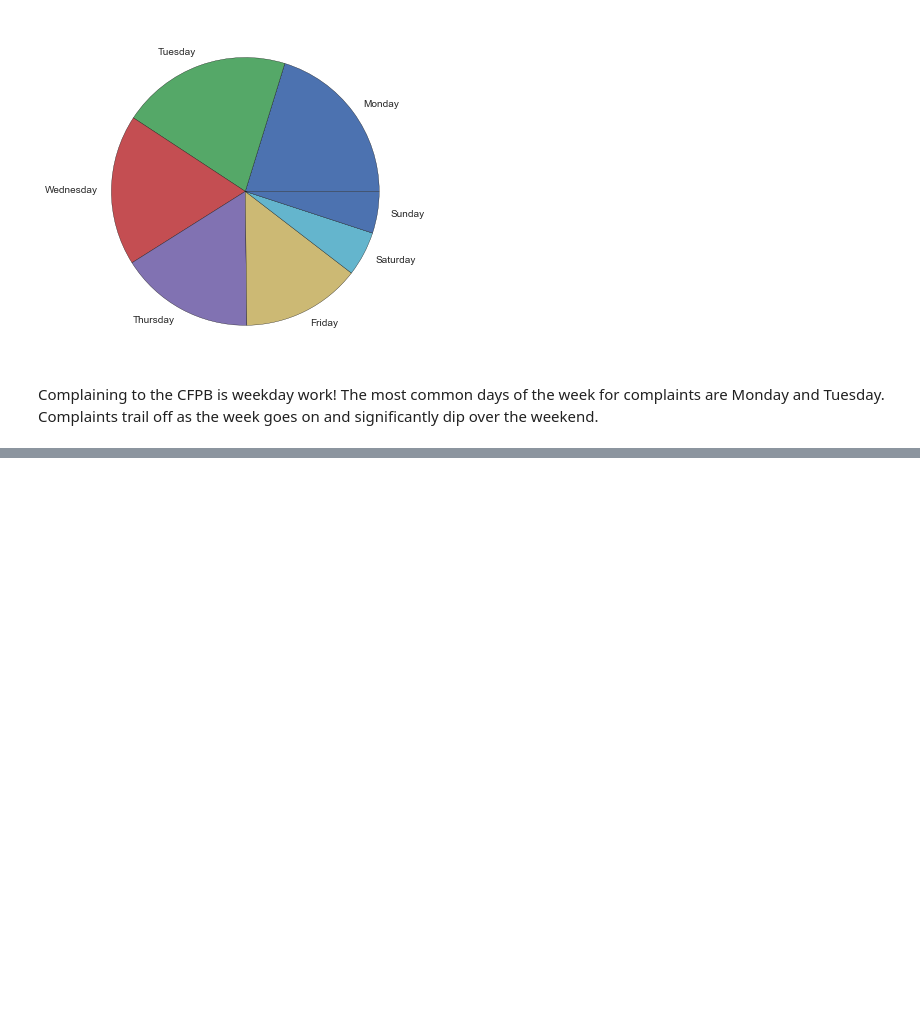
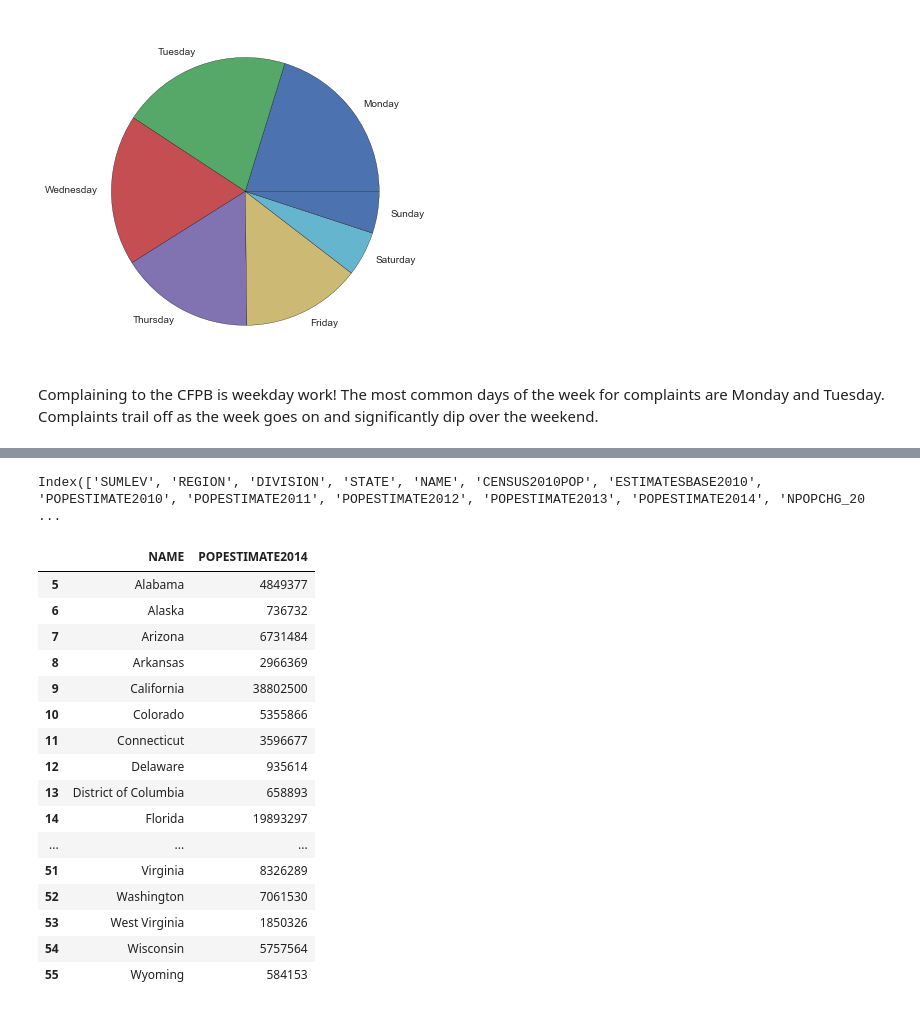
Before and after one commit to tiyd-python-2015-01/consumer-complaints, a Jupyter notebook: consumer_complaints.ipynb, the cells around one changed output, grey strips where cells are left out. Cells and saved outputs as stored; diff of their text form; code cells hidden in the pictures; blank space fills up the shorter version.

Commit message:
changed readme, added census data

```diff
--- a/consumer_complaints.ipynb
+++ b/consumer_complaints.ipynb
@@ -176,0 +284,29 @@ Complaining to the CFPB is weekday work!  The most common days of the week for c
+# %%
+census = pd.read_csv("census2014.csv")
+# %%
+census.columns
+# %% [output]
+Index(['SUMLEV', 'REGION', 'DIVISION', 'STATE', 'NAME', 'CENSUS2010POP', 'ESTIMATESBASE2010', 'POPESTIMATE2010', 'POPESTIMATE2011', 'POPESTIMATE2012', 'POPESTIMATE2013', 'POPESTIMATE2014', 'NPOPCHG_20 ...
+# %%
+census2014 = census[['NAME', 'POPESTIMATE2014']]
+census2014 = census2014[5:56]
+len(census2014)
+census2014
+# %% [output]
+|  | NAME | POPESTIMATE2014 |
+| 5 | Alabama | 4849377 |
+| 6 | Alaska | 736732 |
+| 7 | Arizona | 6731484 |
+| 8 | Arkansas | 2966369 |
+| 9 | California | 38802500 |
+| 10 | Colorado | 5355866 |
+| 11 | Connecticut | 3596677 |
+| 12 | Delaware | 935614 |
+| 13 | District of Columbia | 658893 |
+| 14 | Florida | 19893297 |
+| ... | ... | ... |
+| 51 | Virginia | 8326289 |
+| 52 | Washington | 7061530 |
+| 53 | West Virginia | 1850326 |
+| 54 | Wisconsin | 5757564 |
+| 55 | Wyoming | 584153 |
```
Also changed, not shown: parts of 5 cells of this notebook, 2 other files.
